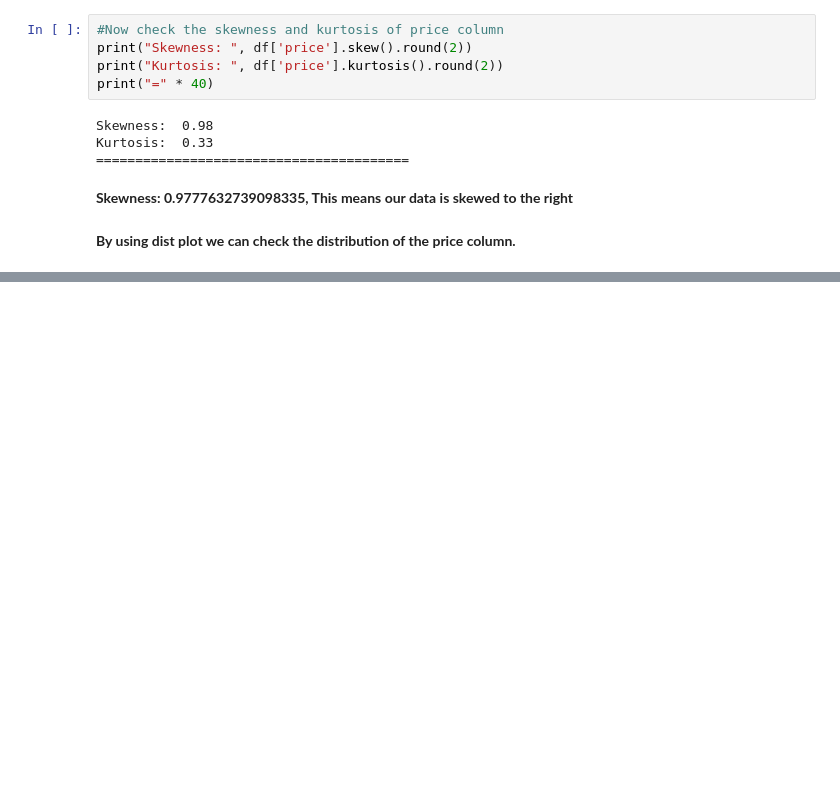
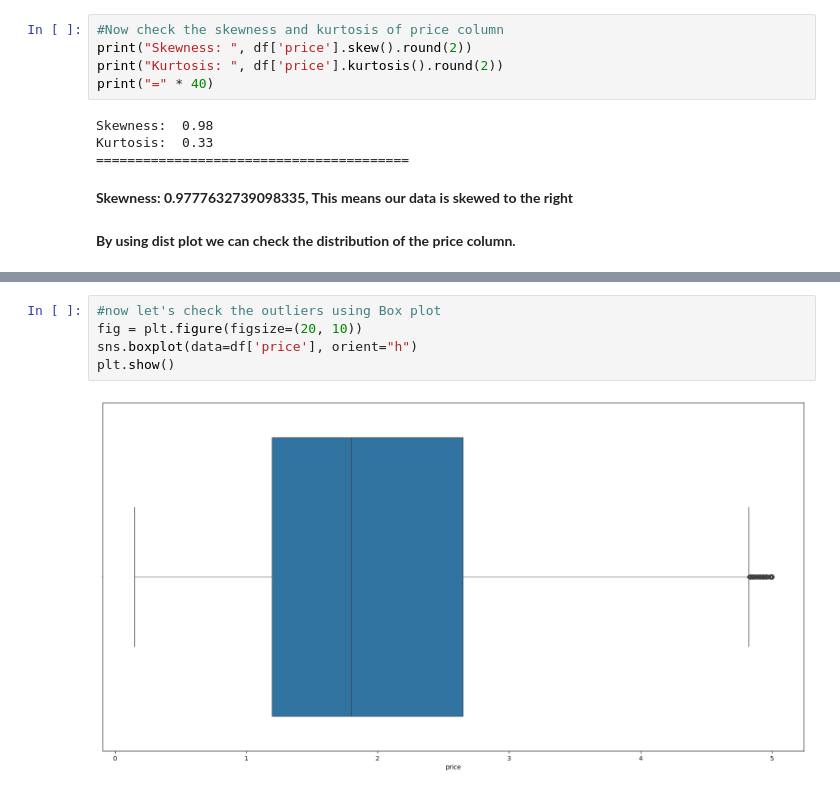
Before and after one commit to MudaserShah/Machine-learning-Projects, a Jupyter notebook: house-price-ml/notebook.ipynb, the cells around one changed output, grey strips where cells are left out. Drawn from its saved outputs; the diff is of its cells as text; blank space fills up the shorter version.

```diff
--- a/house-price-ml/notebook.ipynb
+++ b/house-price-ml/notebook.ipynb
@@ -172,0 +179,7 @@ Kurtosis:  0.33
+# %%
+#now let's check the outliers using Box plot
+fig = plt.figure(figsize=(20, 10))
+sns.boxplot(data=df['price'], orient="h")
+plt.show()
+# %% [output]
+[figure, added]
```
Also changed, not shown: parts of 15 cells of this notebook.
